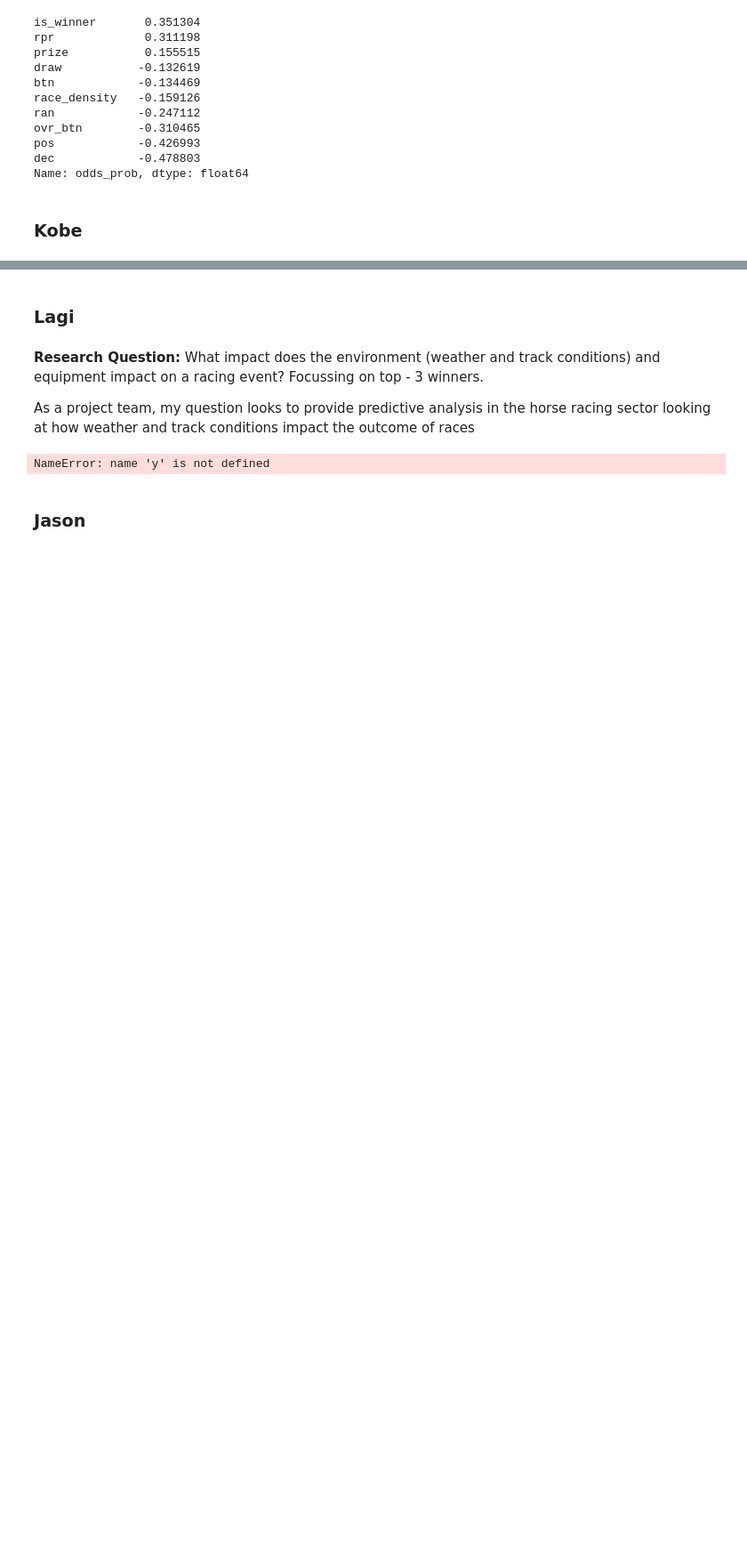
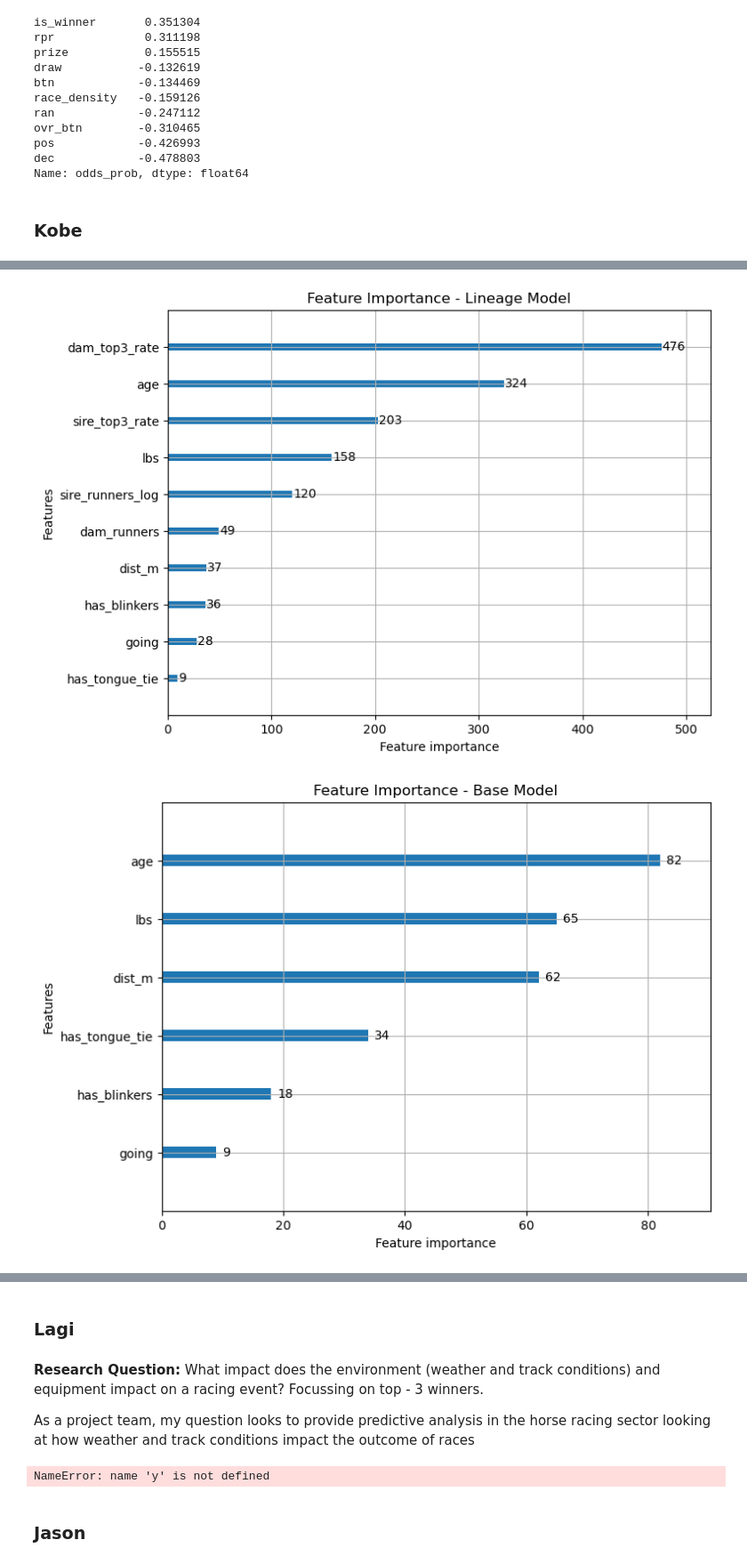
Before and after one commit to Kobeonekenobe/GroupProject3, a Jupyter notebook: GroupProject3.ipynb, the cells around one changed output, grey strips where cells are left out. Shown: that part at 89% size. Saved outputs shown, nothing was run; the diff lists cells and outputs as text; code cells hidden in the pictures; blank space fills up the shorter version.

```diff
--- a/GroupProject3.ipynb
+++ b/GroupProject3.ipynb
@@ -731,6 +772,7 @@ def run_lightgbm(X_train, y_train, X_test, y_test, feature_label):
 
     best_auc  = 0
     best_combo = None
+    best_model = None
 
     for n in n_estimators:
         for lr in learning_rate:
@@ -765,15 +807,17 @@ def run_lightgbm(X_train, y_train, X_test, y_test, feature_label):
                 if auc > best_auc:
                     best_auc  = auc
                     best_combo = (n, lr, md)
+                    best_model = model
 
     print(f"\nBest LightGBM ({feature_label}) model: AUC={best_auc:.4f} with params {best_combo}\n")
-    return best_auc, best_combo
+
+    return best_auc, best_combo, best_model
 # %%
-base_auc, base_params = run_lightgbm(
+base_auc, base_params, best_base_model = run_lightgbm(
     kns_X_train_b, kns_y_train_b, kns_X_test_b, kns_y_test_b, feature_label="base"
 )
 
-lineage_auc, lineage_params = run_lightgbm(
+lineage_auc, lineage_params, best_lineage_model = run_lightgbm(
     kns_X_train_l, kns_y_train_l, kns_X_test_l, kns_y_test_l, feature_label="lineage"
 )
 
@@ -800,0 +845,30 @@ Improvement: 0.0322
+# %%
+lgb.plot_importance(best_lineage_model, max_num_features=15, figsize=(8,6))
+plt.title("Feature Importance - Lineage Model")
+plt.show()
+
+lgb.plot_importance(best_base_model, max_num_features=15, figsize=(8,6))
+plt.title("Feature Importance - Base Model")
+plt.show()
+
+age_summary = (
+    kns_train_df.groupby("age")["top3"]
+    .mean()
+    .reset_index()
+    .rename(columns={"top3": "avg_top3_rate"})
+)
+
+sns.lineplot(
+    data=age_summary,
+    x="age",
+    y="avg_top3_rate",
+    marker="o",
+    color="red"
+)
+plt.title("Average Top-3 Rate by Age")
+plt.ylabel("Proportion of Horses Finishing Top-3")
+plt.xlabel("Horse Age")
+plt.show()
+# %% [output]
+[figure, added]
+[figure, added]
```
Also changed, not shown: parts of 7 cells of this notebook.
